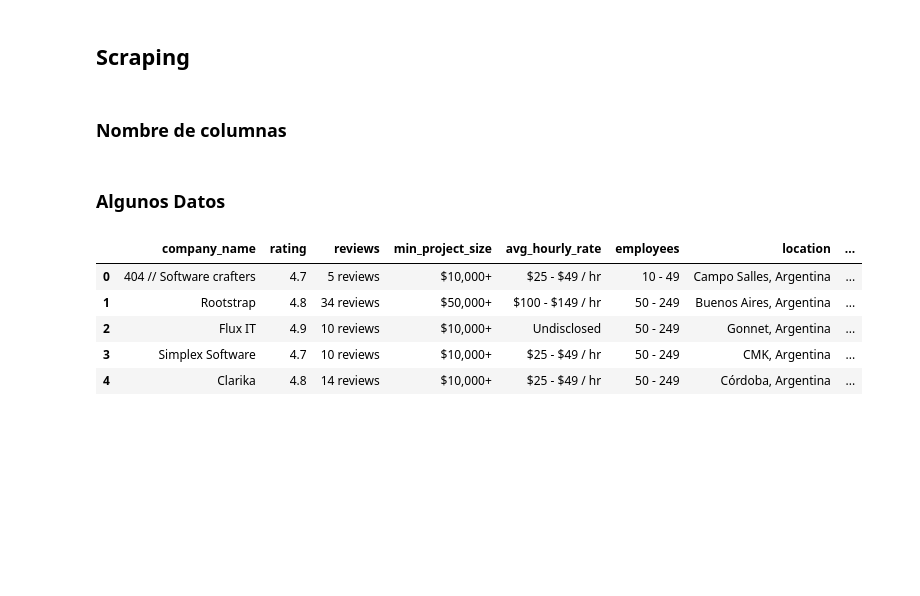
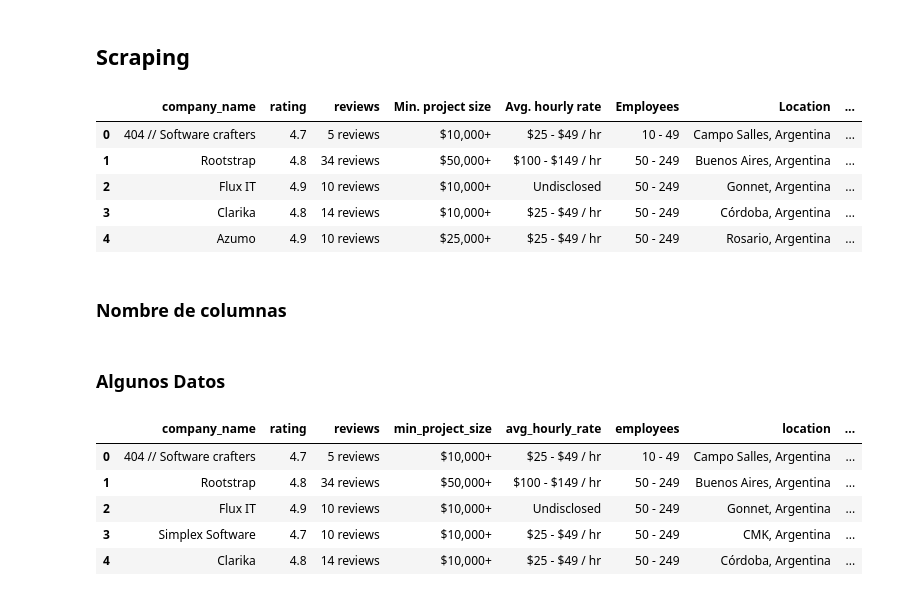
Before and after one commit to alexiswalker/grupo_3, a Jupyter notebook: webmining/tp_web_mining.ipynb, the cells around one changed output. Cells and saved outputs as stored; diff of their text form; code cells hidden in the pictures; blank space fills up the shorter version.

Commit message:
append en companies

```diff
--- a/webmining/tp_web_mining.ipynb
+++ b/webmining/tp_web_mining.ipynb
@@ -169,13 +169,20 @@ def get_companies(category: str) -> pd.DataFrame:
 # %%
 # borrar, es para que tarde menos la prueba
 categories = ['app-developers']
 
 companies = []
 for category in categories:
-    companies = get_companies(category)
+    companies.append(get_companies(category))
 
 companies = pd.concat(companies)
 companies.head()
+# %% [output]
+|  | company_name | rating | reviews | Min. project size | Avg. hourly rate | Employees | Location | ... |
+| 0 | 404 // Software crafters | 4.7 | 5 reviews | $10,000+ | $25 - $49 / hr | 10 - 49 | Campo Salles, Argentina | ... |
+| 1 | Rootstrap | 4.8 | 34 reviews | $50,000+ | $100 - $149 / hr | 50 - 249 | Buenos Aires, Argentina | ... |
+| 2 | Flux IT | 4.9 | 10 reviews | $10,000+ | Undisclosed | 50 - 249 | Gonnet, Argentina | ... |
+| 3 | Clarika | 4.8 | 14 reviews | $10,000+ | $25 - $49 / hr | 50 - 249 | Córdoba, Argentina | ... |
+| 4 | Azumo | 4.9 | 10 reviews | $25,000+ | $25 - $49 / hr | 50 - 249 | Rosario, Argentina | ... |
 # %% [markdown]
 ### Nombre de columnas
 # %%
```
Also changed, not shown: parts of 2 cells of this notebook.
